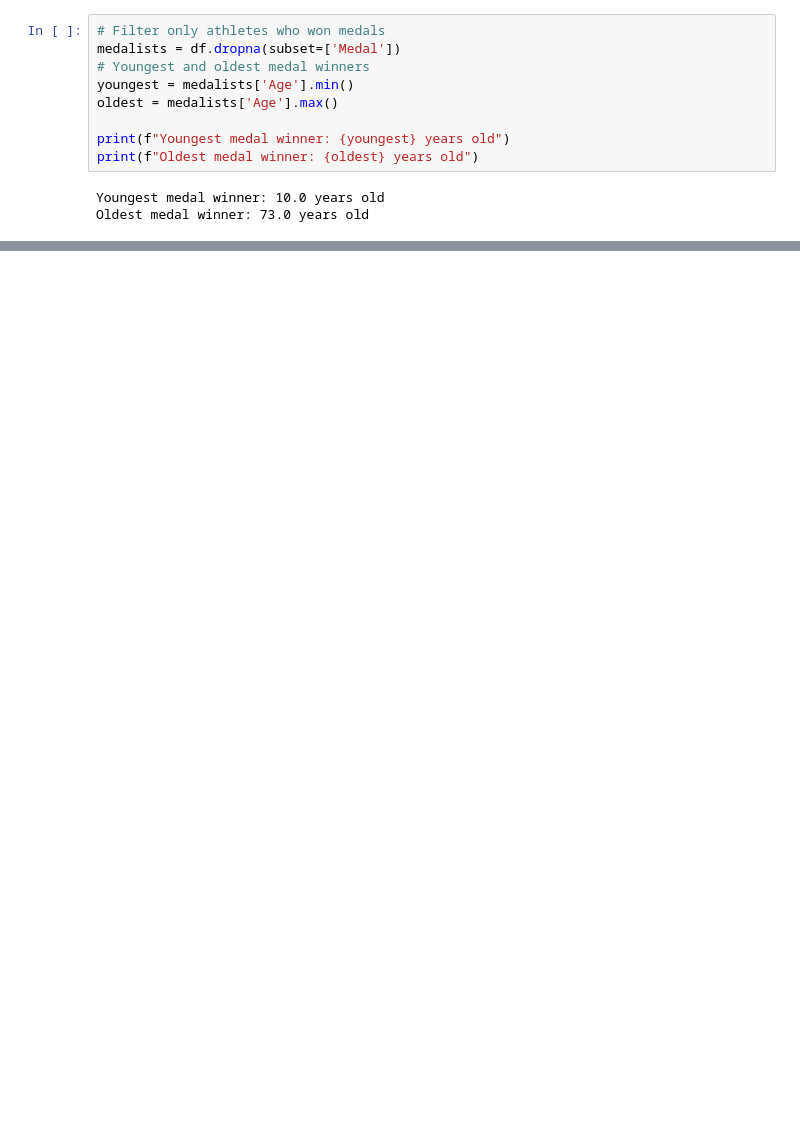
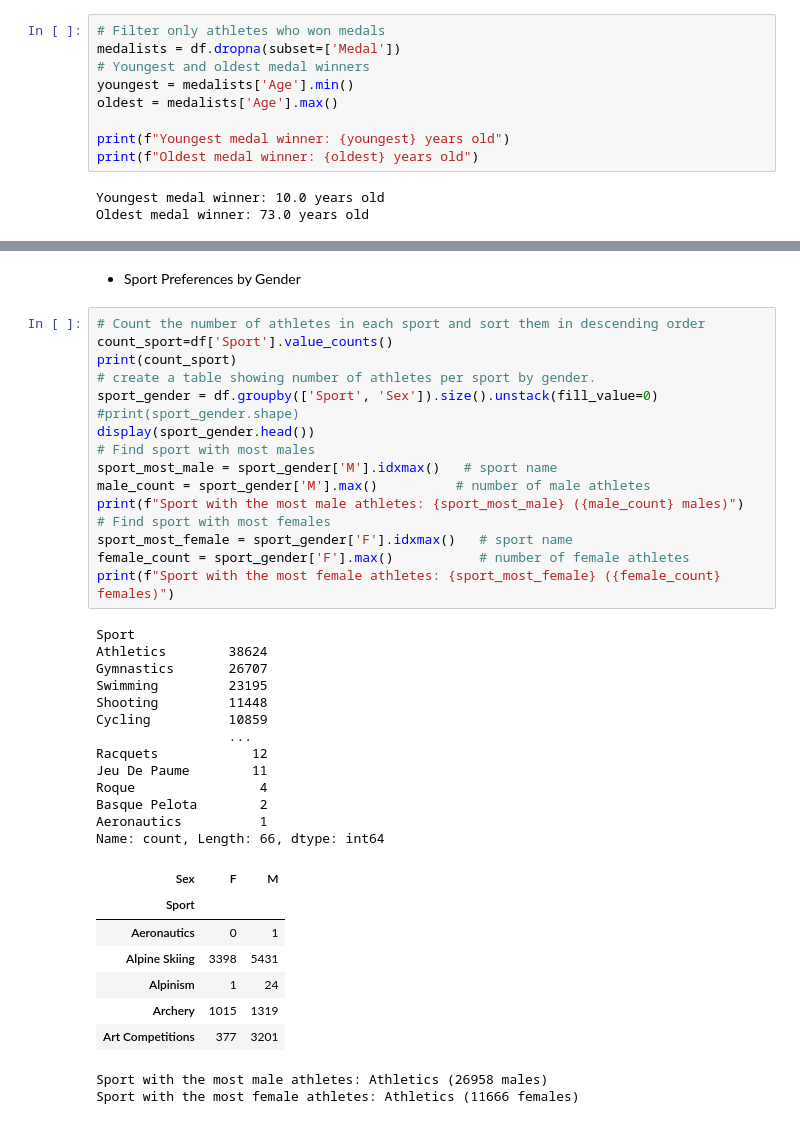
Before and after one commit to nouralahmad89-crypto/OS-projekt-Storbrittanien, a Jupyter notebook: notebooks/data_analysis.ipynb, the cells around one changed output, grey strips where cells are left out. Drawn from its saved outputs; the diff is of its cells as text; blank space fills up the shorter version.

```diff
--- a/notebooks/data_analysis.ipynb
+++ b/notebooks/data_analysis.ipynb
@@ -92,0 +134,41 @@ Oldest medal winner: 73.0 years old
+# %% [markdown]
+- Sport Preferences by Gender
+# %%
+# Count the number of athletes in each sport and sort them in descending order
+count_sport=df['Sport'].value_counts()
+print(count_sport)
+# create a table showing number of athletes per sport by gender.
+sport_gender = df.groupby(['Sport', 'Sex']).size().unstack(fill_value=0)
+#print(sport_gender.shape)
+display(sport_gender.head())
+# Find sport with most males
+sport_most_male = sport_gender['M'].idxmax()   # sport name
+male_count = sport_gender['M'].max()          # number of male athletes
+print(f"Sport with the most male athletes: {sport_most_male} ({male_count} males)")
+# Find sport with most females
+sport_most_female = sport_gender['F'].idxmax()   # sport name
+female_count = sport_gender['F'].max()           # number of female athletes
+print(f"Sport with the most female athletes: {sport_most_female} ({female_count} females)")
+# %% [output]
+Sport
+Athletics        38624
+Gymnastics       26707
+Swimming         23195
+Shooting         11448
+Cycling          10859
+                 ...
+Racquets            12
+Jeu De Paume        11
+Roque                4
+Basque Pelota        2
+Aeronautics          1
+Name: count, Length: 66, dtype: int64
+| Sex | F | M |
+| Sport |  |  |
+| Aeronautics | 0 | 1 |
+| Alpine Skiing | 3398 | 5431 |
+| Alpinism | 1 | 24 |
+| Archery | 1015 | 1319 |
+| Art Competitions | 377 | 3201 |
+Sport with the most male athletes: Athletics (26958 males)
+Sport with the most female athletes: Athletics (11666 females)
```
Also changed, not shown: parts of 13 cells of this notebook.
